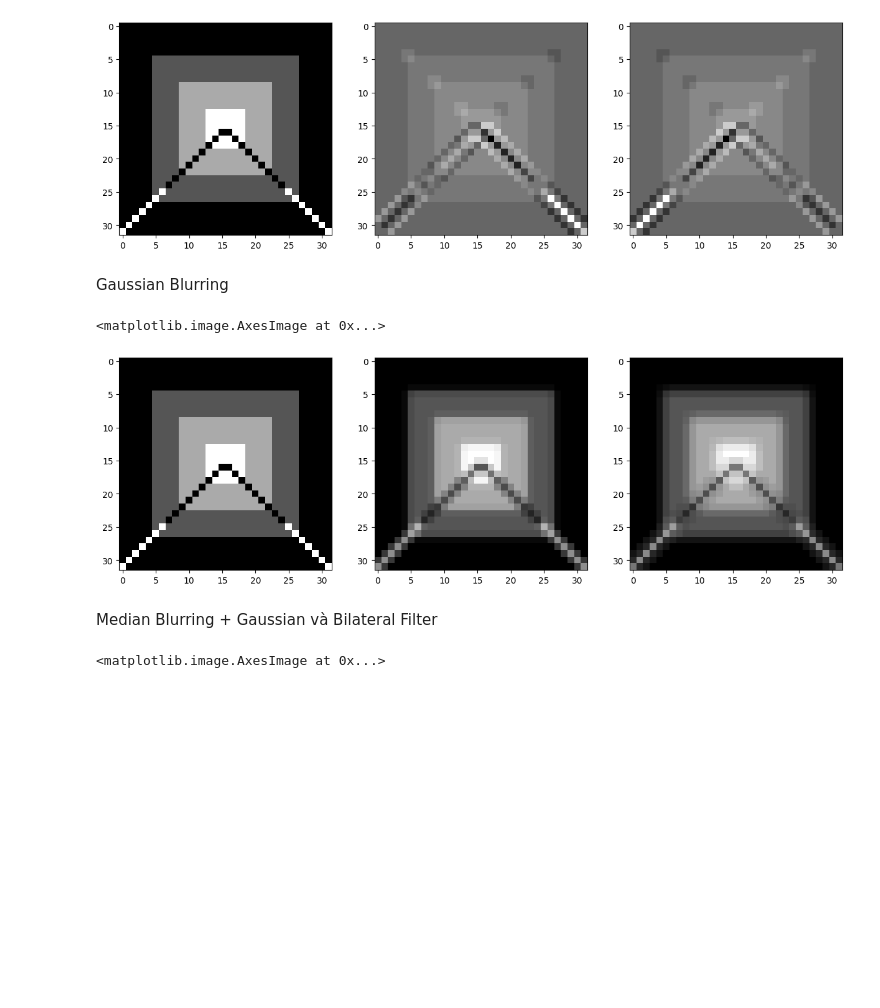
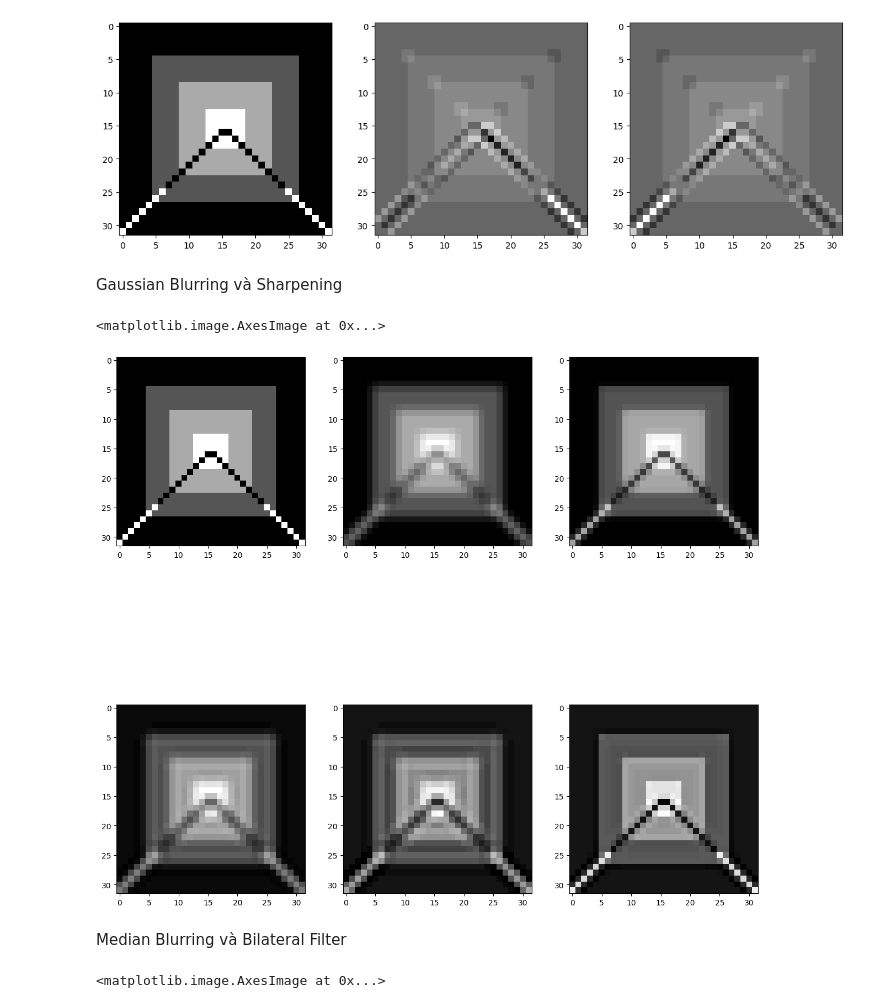
Before and after one commit to Minhdd1413/Image_Processing, a Jupyter notebook: Week4.ipynb, the cells around one changed output. Cells and saved outputs as stored; diff of their text form; code cells hidden in the pictures; blank space fills up the shorter version.

```diff
--- a/Week4.ipynb
+++ b/Week4.ipynb
@@ -100,3 +100,11 @@ plt.imshow(img, cmap='gray')
 [figure]
 # %% [markdown]
 ##### Khởi tạo kernel
+# %%
+# code gaussian kernel
+def gaussian_kernel(size, sigma=1):
+    size = int(size) // 2
+    x, y = np.mgrid[-size:size+1, -size:size+1]
+    normal = 1 / (2.0 * np.pi * sigma**2)
+    g =  np.exp(-((x**2 + y**2) / (2.0*sigma**2))) * normal
+    return g
@@ -195,25 +207,37 @@ plt.imshow(conv_img, cmap='gray')
 <matplotlib.image.AxesImage at 0x...>
 [figure]
 # %% [markdown]
-Gaussian Blurring
+Gaussian Blurring và Sharpening
 # %%
-plt.figure(figsize=(15, 5))
+plt.figure(figsize=(15, 15))
 
-plt.subplot(1, 3, 1)
+plt.subplot(2, 3, 1)
 plt.imshow(img, cmap='gray')
 
-plt.subplot(1, 3, 2)
-conv_img = convolution2D(img, kernel4_a, 1, 1)
-plt.imshow(conv_img, cmap='gray')
+plt.subplot(2, 3, 2)
+conv_img1 = convolution2D(img, kernel4_a, 1, 1)
+plt.imshow(conv_img1, cmap='gray')
 
-plt.subplot(1, 3, 3)
-conv_img = convolution2D(img, kernel4_b, 1, 1)
-plt.imshow(conv_img, cmap='gray')
+plt.subplot(2, 3, 3)
+conv_img2 = convolution2D(img, kernel4_b, 1, 1)
+plt.imshow(conv_img2, cmap='gray')
+
+plt.subplot(2, 3, 4)
+sharpen_img = convolution2D(conv_img1, kernel6, 1, 1)
+plt.imshow(sharpen_img, cmap='gray')
+
+plt.subplot(2, 3, 5)
+sharpen_img = convolution2D(sharpen_img, kernel6, 1, 1)
+plt.imshow(sharpen_img, cmap='gray')
+
+plt.subplot(2, 3, 6)
+sharpen_img = convolution2D(conv_img2, kernel6, 1, 1)
+plt.imshow(sharpen_img, cmap='gray')
 # %% [output]
 <matplotlib.image.AxesImage at 0x...>
-[figure, old version]
+[figure, new version]
 # %% [markdown]
-Median Blurring + Gaussian và Bilateral Filter
+Median Blurring và Bilateral Filter
 # %%
 # Thêm noise vào ảnh
 noisy_img = img.copy()
```
Also changed, not shown: parts of 5 cells of this notebook, 2 other files.
